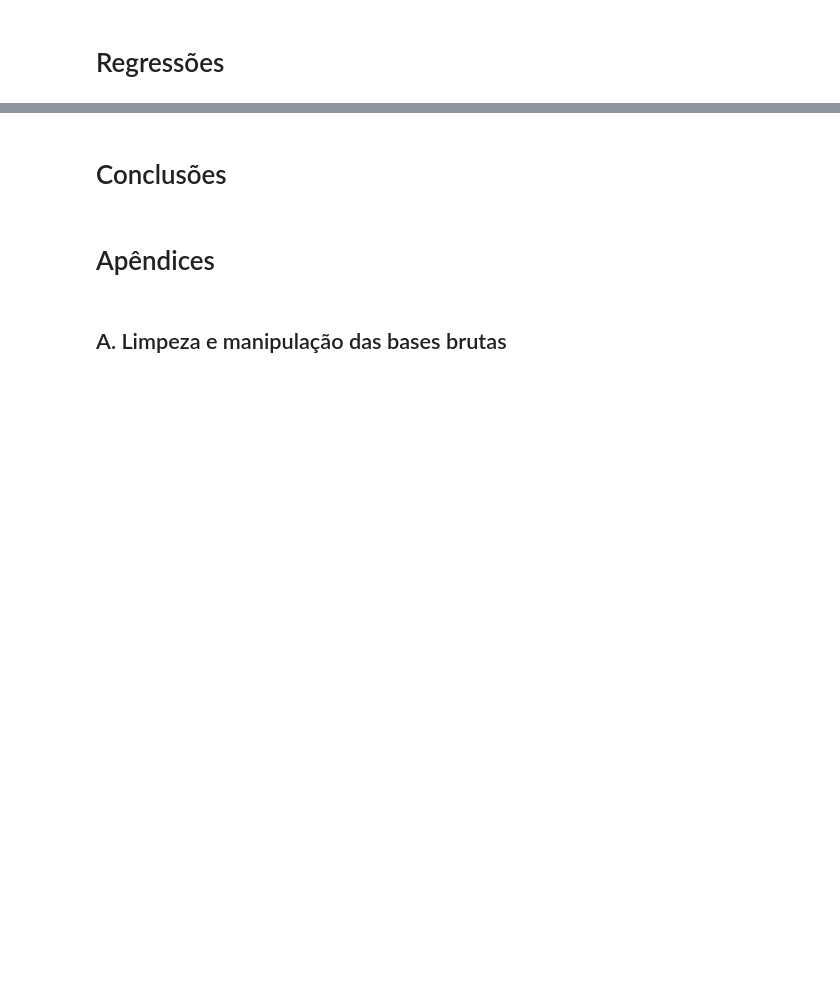
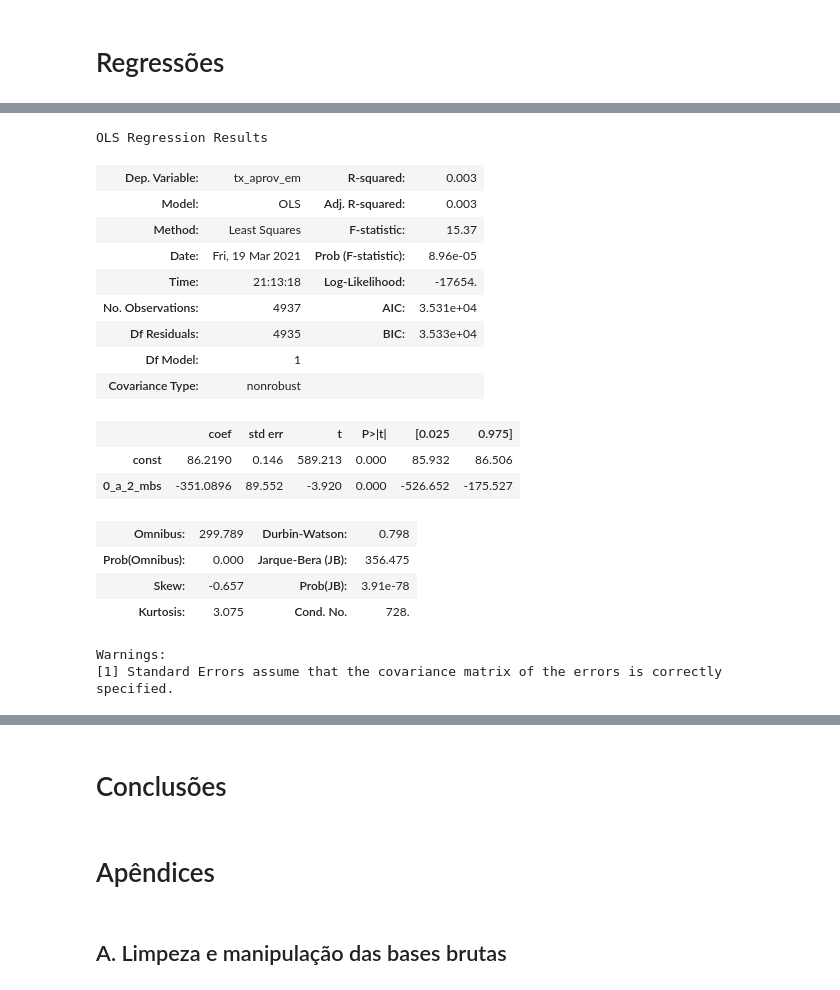
Before and after one commit to guilhermeolivsilva/tp-icd, a Jupyter notebook: trabalho_pratico.ipynb, the cells around one changed output, grey strips where cells are left out. Drawn from its saved outputs; the diff is of its cells as text; code cells hidden in the pictures; blank space fills up the shorter version.

```diff
--- a/trabalho_pratico.ipynb
+++ b/trabalho_pratico.ipynb
@@ -191,0 +267,22 @@ Conduzimos uma série de Testes A/B a fim de determinar se há diferença estat
+# %%
+linear_regression.get_univariate_regression(dataset, 'em_internet')
+# %% [output]
+OLS Regression Results
+| Dep. Variable: | tx_aprov_em | R-squared: | 0.003 |
+| Model: | OLS | Adj. R-squared: | 0.003 |
+| Method: | Least Squares | F-statistic: | 15.37 |
+| Date: | Fri, 19 Mar 2021 | Prob (F-statistic): | 8.96e-05 |
+| Time: | 21:13:18 | Log-Likelihood: | -17654. |
+| No. Observations: | 4937 | AIC: | 3.531e+04 |
+| Df Residuals: | 4935 | BIC: | 3.533e+04 |
+| Df Model: | 1 |  |  |
+| Covariance Type: | nonrobust |  |  |
+|  | coef | std err | t | P>|t| | [0.025 | 0.975] |
+| const | 86.2190 | 0.146 | 589.213 | 0.000 | 85.932 | 86.506 |
+| 0_a_2_mbs | -351.0896 | 89.552 | -3.920 | 0.000 | -526.652 | -175.527 |
+| Omnibus: | 299.789 | Durbin-Watson: | 0.798 |
+| Prob(Omnibus): | 0.000 | Jarque-Bera (JB): | 356.475 |
+| Skew: | -0.657 | Prob(JB): | 3.91e-78 |
+| Kurtosis: | 3.075 | Cond. No. | 728. |
+Warnings:
+[1] Standard Errors assume that the covariance matrix of the errors is correctly specified.
```
Also changed, not shown: parts of 61 cells of this notebook, 5 other files.
